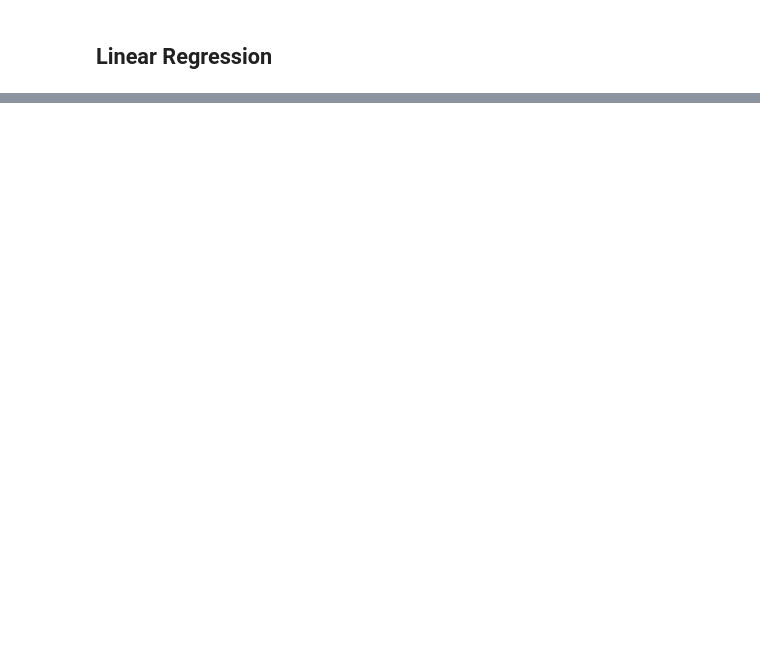
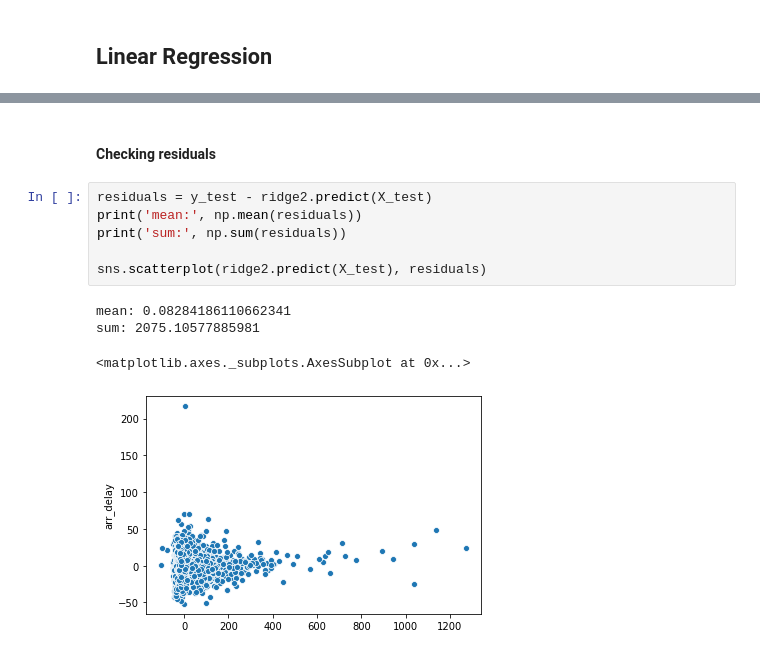
Before and after one commit to haas-digital/datasets, a Jupyter notebook: airline-delay/models.ipynb, the cells around one changed output, grey strips where cells are left out. Cells and saved outputs as stored; diff of their text form; blank space fills up the shorter version.

```diff
--- a/airline-delay/models.ipynb
+++ b/airline-delay/models.ipynb
@@ -169,2 +179,15 @@ WT08               0.143493
 dtype: float64
+# %% [markdown]
+#### Checking residuals
+# %%
+residuals = y_test - ridge2.predict(X_test)
+print('mean:', np.mean(residuals))
+print('sum:', np.sum(residuals))
+
+sns.scatterplot(ridge2.predict(X_test), residuals)
+# %% [output]
+mean: 0.08284186110662341
+sum: 2075.10577885981
+<matplotlib.axes._subplots.AxesSubplot at 0x...>
+[figure, added]
 # %% [markdown]
```
Also changed, not shown: parts of 34 cells of this notebook, 6 other files.
